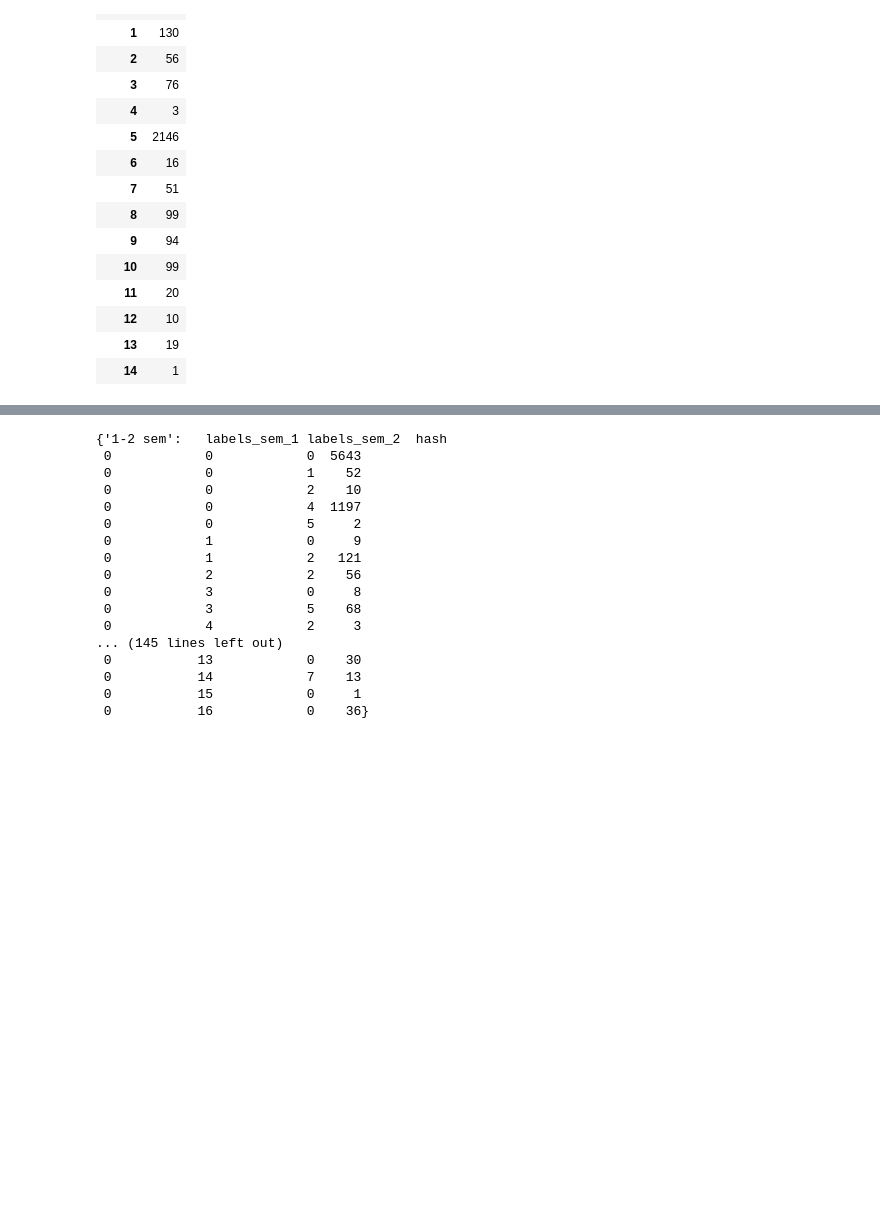
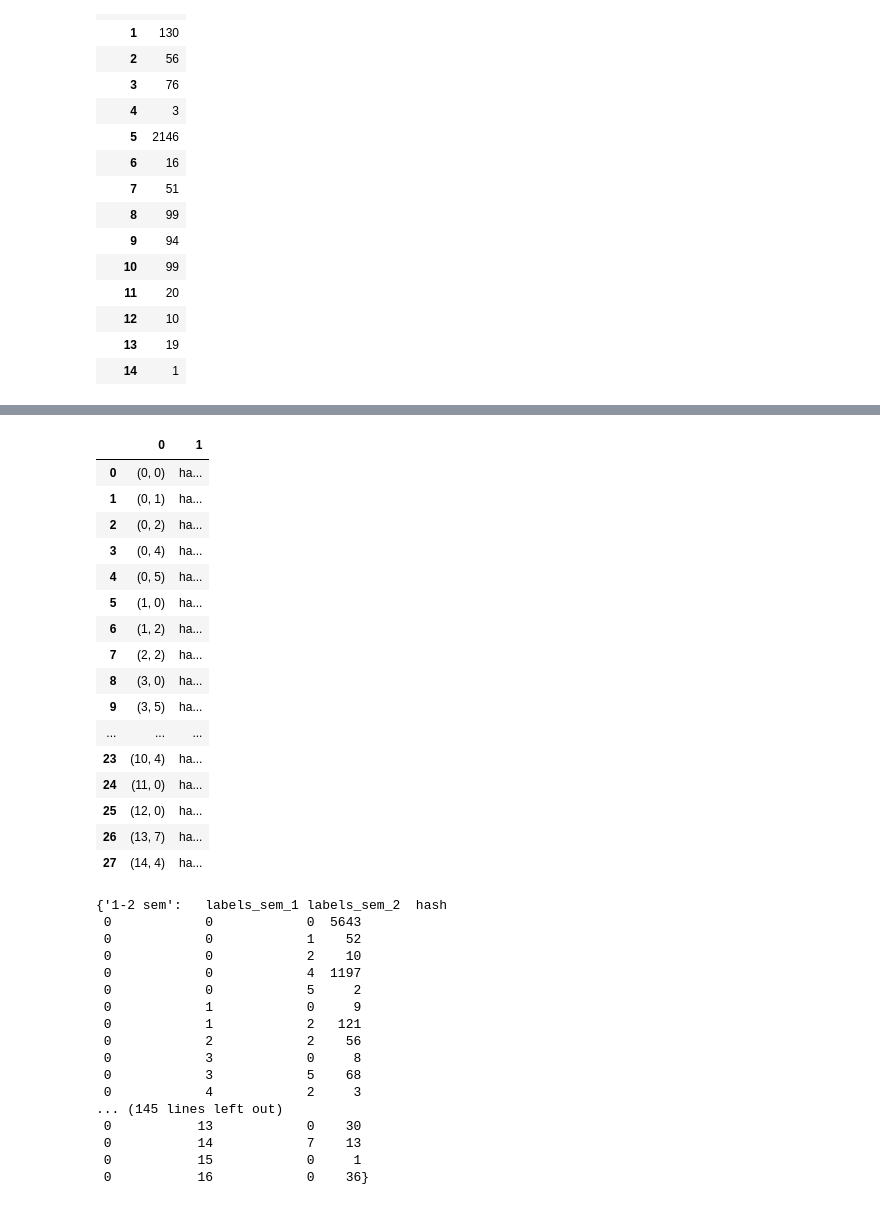
Before and after one commit to Maksimka9/clustering, a Jupyter notebook: main.ipynb, the cells around one changed output, grey strips where cells are left out. Cells and saved outputs as stored; diff of their text form; code cells hidden in the pictures; blank space fills up the shorter version.

```diff
--- a/main.ipynb
+++ b/main.ipynb
@@ -352,4 +352,24 @@ for i in range(0, len(compare_list)):
 
   group_df = pd.DataFrame(compare_list[i].groupby([compare_list[i].iloc[:,1], compare_list[i].iloc[:,2]]))
   group_df_list.append(group_df)
+# %%
+group_df_list[0]
+# %% [output]
+|  | 0 | 1 |
+| 0 | (0, 0) | ha... |
+| 1 | (0, 1) | ha... |
+| 2 | (0, 2) | ha... |
+| 3 | (0, 4) | ha... |
+| 4 | (0, 5) | ha... |
+| 5 | (1, 0) | ha... |
+| 6 | (1, 2) | ha... |
+| 7 | (2, 2) | ha... |
+| 8 | (3, 0) | ha... |
+| 9 | (3, 5) | ha... |
+| ... | ... | ... |
+| 23 | (10, 4) | ha... |
+| 24 | (11, 0) | ha... |
+| 25 | (12, 0) | ha... |
+| 26 | (13, 7) | ha... |
+| 27 | (14, 4) | ha... |
 # %%
```
Also changed, not shown: parts of 6 cells of this notebook.
